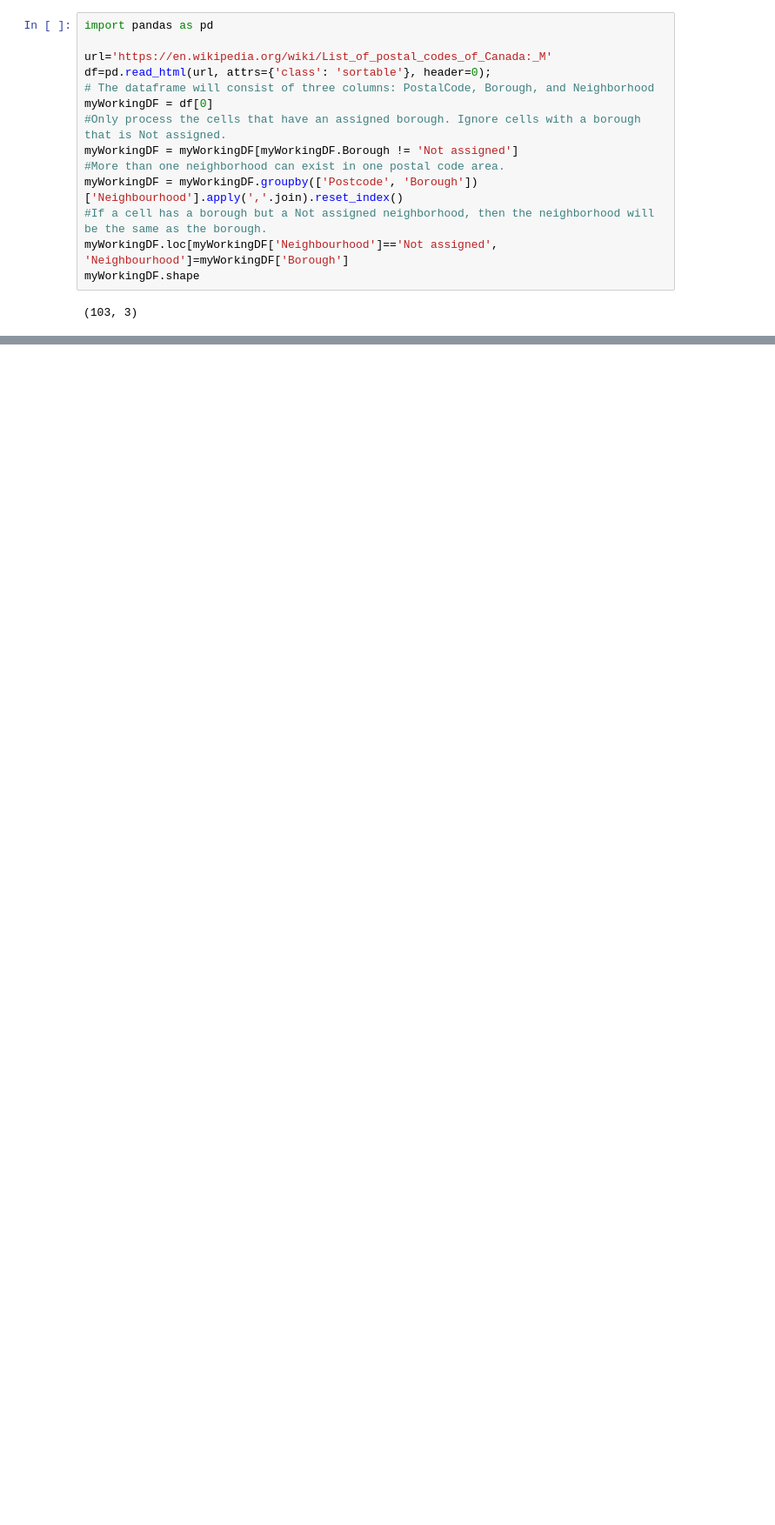
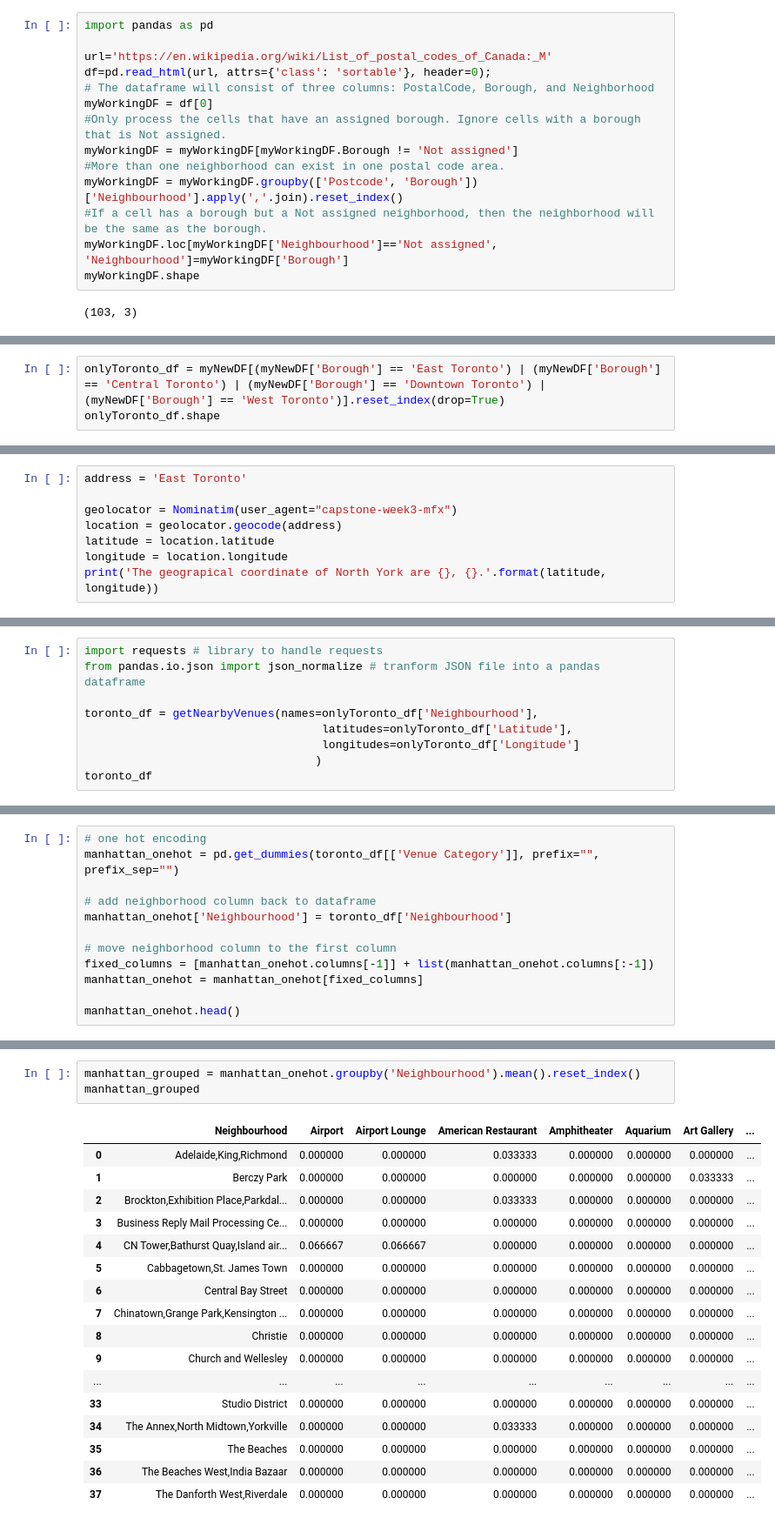
Before and after one commit to mariofernandes/Coursera_Capstone, a Jupyter notebook: capstone-week3.ipynb, the cells around one changed output, grey strips where cells are left out. Shown at 87% size. Drawn from its saved outputs; the diff is of its cells as text; blank space fills up the shorter version.

Commit message:
Published from Watson Studio.

```diff
--- a/capstone-week3.ipynb
+++ b/capstone-week3.ipynb
@@ -35,0 +86,3 @@ myNewDF.head(8)
+# %%
+onlyToronto_df = myNewDF[(myNewDF['Borough'] == 'East Toronto') | (myNewDF['Borough'] == 'Central Toronto') | (myNewDF['Borough'] == 'Downtown Toronto') | (myNewDF['Borough'] == 'West Toronto')].reset_index(drop=True)
+onlyToronto_df.shape
@@ -35,0 +91,8 @@ myNewDF.head(8)
+# %%
+address = 'East Toronto'
+
+geolocator = Nominatim(user_agent="capstone-week3-mfx")
+location = geolocator.geocode(address)
+latitude = location.latitude
+longitude = location.longitude
+print('The geograpical coordinate of North York are {}, {}.'.format(latitude, longitude))
@@ -35,0 +170,9 @@ myNewDF.head(8)
+# %%
+import requests # library to handle requests
+from pandas.io.json import json_normalize # tranform JSON file into a pandas dataframe
+
+toronto_df = getNearbyVenues(names=onlyToronto_df['Neighbourhood'],
+                                   latitudes=onlyToronto_df['Latitude'],
+                                   longitudes=onlyToronto_df['Longitude']
+                                  )
+toronto_df
@@ -35,0 +239,12 @@ myNewDF.head(8)
+# %%
+# one hot encoding
+manhattan_onehot = pd.get_dummies(toronto_df[['Venue Category']], prefix="", prefix_sep="")
+
+# add neighborhood column back to dataframe
+manhattan_onehot['Neighbourhood'] = toronto_df['Neighbourhood']
+
+# move neighborhood column to the first column
+fixed_columns = [manhattan_onehot.columns[-1]] + list(manhattan_onehot.columns[:-1])
+manhattan_onehot = manhattan_onehot[fixed_columns]
+
+manhattan_onehot.head()
@@ -35,0 +263,21 @@ myNewDF.head(8)
+# %%
+manhattan_grouped = manhattan_onehot.groupby('Neighbourhood').mean().reset_index()
+manhattan_grouped
+# %% [output]
+|  | Neighbourhood | Airport | Airport Lounge | American Restaurant | Amphitheater | Aquarium | Art Gallery | ... |
+| 0 | Adelaide,King,Richmond | 0.000000 | 0.000000 | 0.033333 | 0.000000 | 0.000000 | 0.000000 | ... |
+| 1 | Berczy Park | 0.000000 | 0.000000 | 0.000000 | 0.000000 | 0.000000 | 0.033333 | ... |
+| 2 | Brockton,Exhibition Place,Parkdal... | 0.000000 | 0.000000 | 0.033333 | 0.000000 | 0.000000 | 0.000000 | ... |
+| 3 | Business Reply Mail Processing Ce... | 0.000000 | 0.000000 | 0.000000 | 0.000000 | 0.000000 | 0.000000 | ... |
+| 4 | CN Tower,Bathurst Quay,Island air... | 0.066667 | 0.066667 | 0.000000 | 0.000000 | 0.000000 | 0.000000 | ... |
+| 5 | Cabbagetown,St. James Town | 0.000000 | 0.000000 | 0.000000 | 0.000000 | 0.000000 | 0.000000 | ... |
+| 6 | Central Bay Street | 0.000000 | 0.000000 | 0.000000 | 0.000000 | 0.000000 | 0.000000 | ... |
+| 7 | Chinatown,Grange Park,Kensington ... | 0.000000 | 0.000000 | 0.000000 | 0.000000 | 0.000000 | 0.000000 | ... |
+| 8 | Christie | 0.000000 | 0.000000 | 0.000000 | 0.000000 | 0.000000 | 0.000000 | ... |
+| 9 | Church and Wellesley | 0.000000 | 0.000000 | 0.000000 | 0.000000 | 0.000000 | 0.000000 | ... |
+| ... | ... | ... | ... | ... | ... | ... | ... | ... |
+| 33 | Studio District | 0.000000 | 0.000000 | 0.000000 | 0.000000 | 0.000000 | 0.000000 | ... |
+| 34 | The Annex,North Midtown,Yorkville | 0.000000 | 0.000000 | 0.033333 | 0.000000 | 0.000000 | 0.000000 | ... |
+| 35 | The Beaches | 0.000000 | 0.000000 | 0.000000 | 0.000000 | 0.000000 | 0.000000 | ... |
+| 36 | The Beaches West,India Bazaar | 0.000000 | 0.000000 | 0.000000 | 0.000000 | 0.000000 | 0.000000 | ... |
+| 37 | The Danforth West,Riverdale | 0.000000 | 0.000000 | 0.000000 | 0.000000 | 0.000000 | 0.000000 | ... |
```
Also changed, not shown: parts of 19 cells of this notebook.
